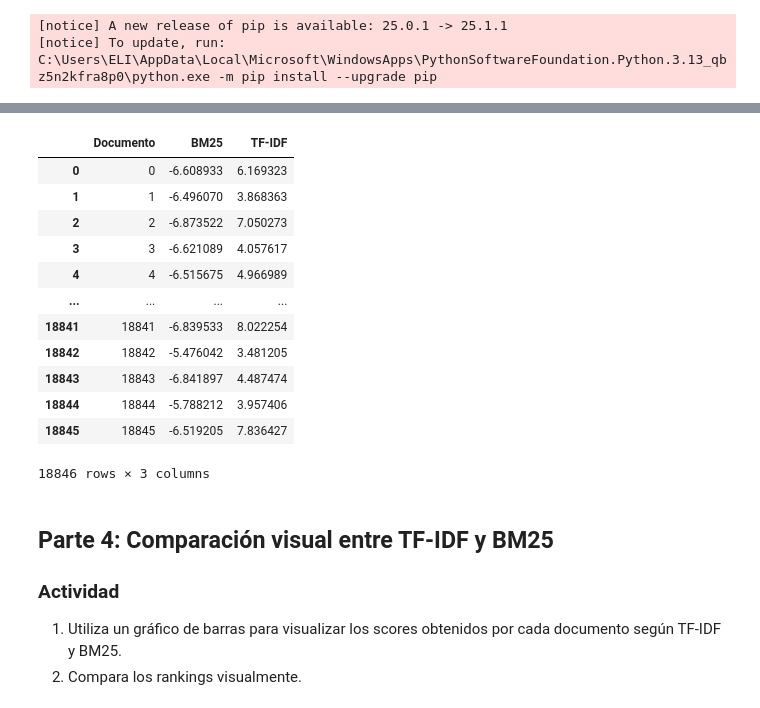
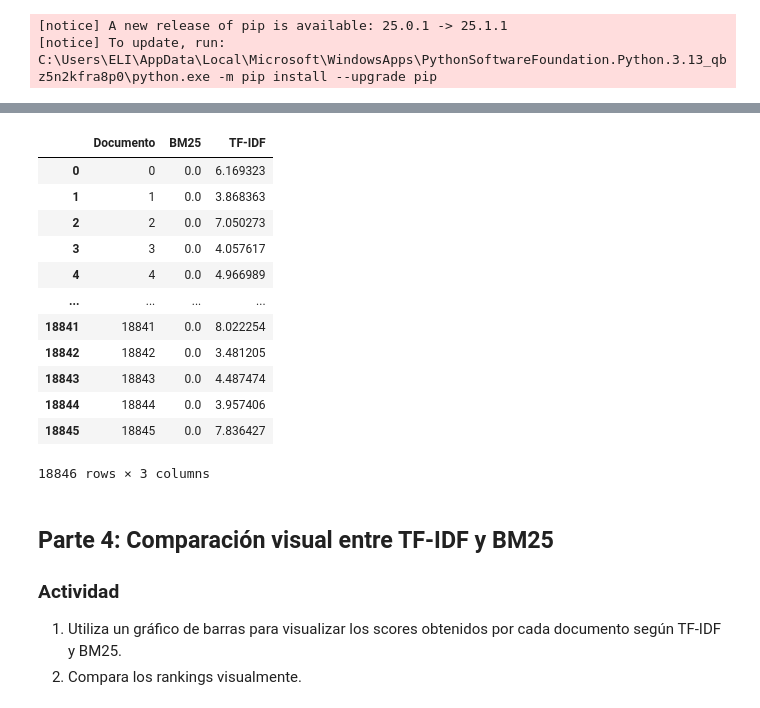
Before and after one commit to EliSilva1315/ir25a-main, a Jupyter notebook: notebooks/04bm25.ipynb, the cells around one changed output, grey strips where cells are left out. Cells and saved outputs as stored; diff of their text form; code cells hidden in the pictures.

```diff
--- a/notebooks/04bm25.ipynb
+++ b/notebooks/04bm25.ipynb
@@ -397,26 +471,26 @@ scores = bm25_doc.get_scores(query_limpia[0])
 # %%
 import pandas as pd
 # Crear un DataFrame con todos los documentos y sus puntajes BM25 Y SU TF-IDF
 df_scores = pd.DataFrame({
     #mostrar solo los indices de los documentos
     'Documento': range(len(corpus_limpio)),
-    'BM25': scores,
+    'BM25': bm25_scores,
     'TF-IDF': tfidf_matrix.sum(axis=1).A1  # Sumar las filas para obtener el puntaje TF-IDF
 })
 df_scores
 # %% [output]
 |  | Documento | BM25 | TF-IDF |
-| 0 | 0 | -6.608933 | 6.169323 |
-| 1 | 1 | -6.496070 | 3.868363 |
-| 2 | 2 | -6.873522 | 7.050273 |
-| 3 | 3 | -6.621089 | 4.057617 |
-| 4 | 4 | -6.515675 | 4.966989 |
+| 0 | 0 | 0.0 | 6.169323 |
+| 1 | 1 | 0.0 | 3.868363 |
+| 2 | 2 | 0.0 | 7.050273 |
+| 3 | 3 | 0.0 | 4.057617 |
+| 4 | 4 | 0.0 | 4.966989 |
 | ... | ... | ... | ... |
-| 18841 | 18841 | -6.839533 | 8.022254 |
-| 18842 | 18842 | -5.476042 | 3.481205 |
-| 18843 | 18843 | -6.841897 | 4.487474 |
-| 18844 | 18844 | -5.788212 | 3.957406 |
-| 18845 | 18845 | -6.519205 | 7.836427 |
+| 18841 | 18841 | 0.0 | 8.022254 |
+| 18842 | 18842 | 0.0 | 3.481205 |
+| 18843 | 18843 | 0.0 | 4.487474 |
+| 18844 | 18844 | 0.0 | 3.957406 |
+| 18845 | 18845 | 0.0 | 7.836427 |
 18846 rows × 3 columns
 # %% [markdown]
 ## Parte 4: Comparación visual entre TF-IDF y BM25
```
Also changed, not shown: parts of 5 cells of this notebook.
